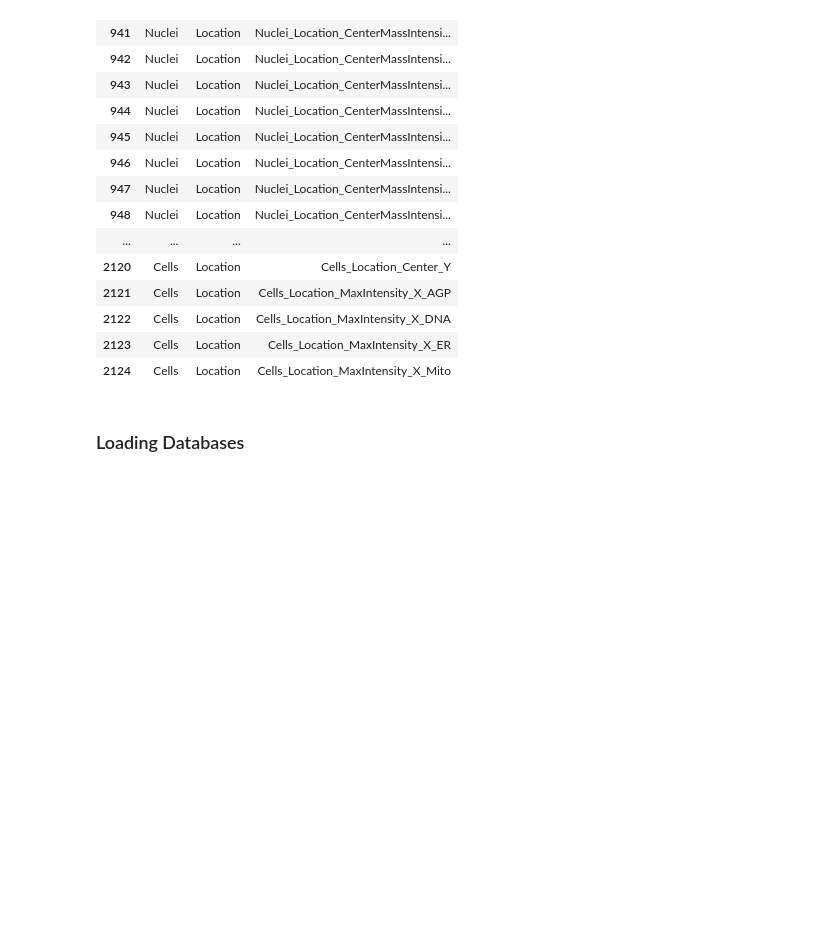
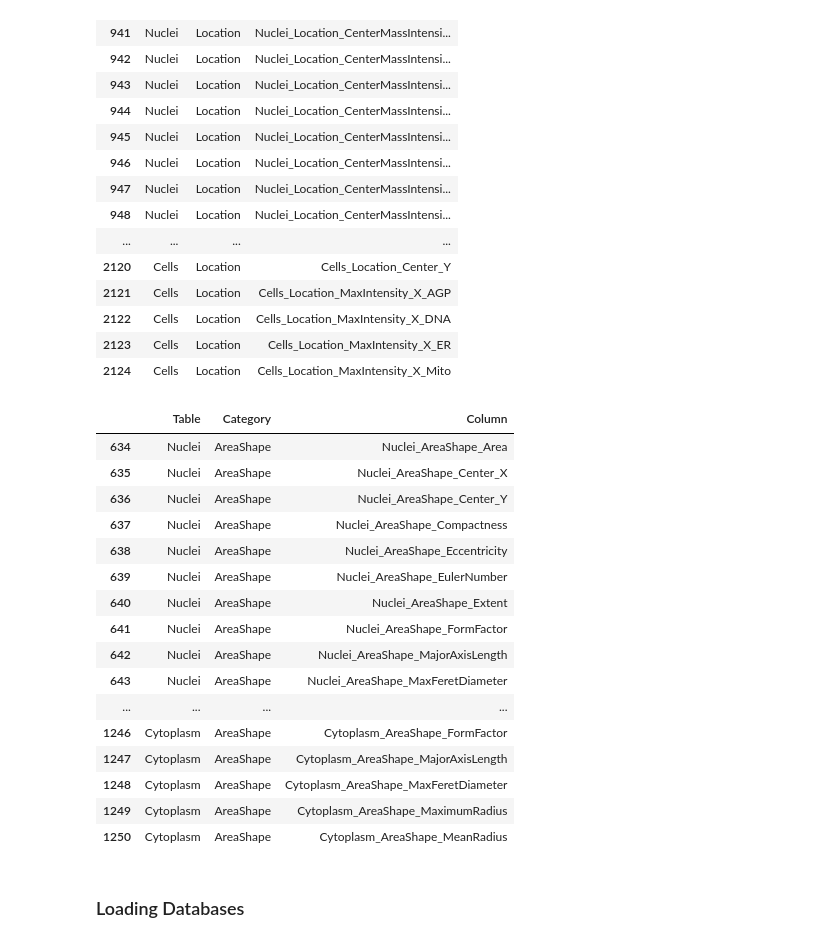
Before and after one commit to emreguler97/project-vermeer, a Jupyter notebook: project_vermeer.ipynb, the cells around one changed output. Cells and saved outputs as stored; diff of their text form; code cells hidden in the pictures; blank space fills up the shorter version.

Commit message:
dataframe dtype fixes

```diff
--- a/project_vermeer.ipynb
+++ b/project_vermeer.ipynb
@@ -204,8 +204,8 @@ Bray et al. (2017)’s research uses the raw image data of, and includes highly
 
 This won't be a problem with Mimetas' in-house data, but the CellProfiler extracts (from Bray et al's 2017) too much features that it requires a categorical understanding. Feature selection and importance (SHAP) analysis will be applied afterwards.
 # %%
-db_tables = get_db_tables(get_db_cursor(db_path='../Data/bray2017/24278/extracted_features/24278.sqlite'))
-db_columns = get_db_columns(get_db_cursor(db_path='../Data/bray2017/24278/extracted_features/24278.sqlite'))
+db_tables = get_db_tables(get_db_cursor(db_path='../Data/bray2017/sqlite/24278/extracted_features/24278.sqlite'))
+db_columns = get_db_columns(get_db_cursor(db_path='../Data/bray2017/sqlite/24278/extracted_features/24278.sqlite'))
 feature_categories = []
 
 for table_name, columns in db_columns.items():
@@ -217,8 +217,8 @@ for table_name, columns in db_columns.items():
                 'Category': parts[1],
                 'Column': col})
 
-sql_columns_df = pd.DataFrame(feature_categories)
-sql_columns_df.groupby(['Table', 'Category']).count().sort_values(by=['Table', 'Column'], ascending=False)
+db_features = pd.DataFrame(feature_categories)
+db_features.groupby(['Table', 'Category']).count().sort_values(by=['Table', 'Column'], ascending=False)
 # %% [output]
 Image: 636 Columns
 Image: ['TableNumber', 'Image_Count_Cells', 'Image_Count_Cytoplasm', 'Image_Count_Nuclei', 'Image_ExecutionTime_01LoadData', 'Image_ExecutionTime_02CorrectIlluminationApply', 'Image_ExecutionTime_03Me ...
@@ -252,7 +252,7 @@ Cells: ['TableNumber', 'ImageNumber', 'ObjectNumber', 'Cells_AreaShape_Area', 'C
 # %% [markdown]
 The features/columns inside 'Image' table won't be considered, as they're mostly related to CellProfiler operations and not morphological features.
 # %%
-feature_columns_df = sql_columns_df[sql_columns_df['Table'] != 'Image']
+feature_columns_df = db_features[db_features['Table'] != 'Image']
 feature_columns_df.groupby('Category').size()
 # %% [output]
 Category
@@ -326,6 +326,26 @@ feature_columns_df[feature_columns_df['Category'] == 'Location'].head(60)
 | 2122 | Cells | Location | Cells_Location_MaxIntensity_X_DNA |
 | 2123 | Cells | Location | Cells_Location_MaxIntensity_X_ER |
 | 2124 | Cells | Location | Cells_Location_MaxIntensity_X_Mito |
+# %%
+feature_columns_df[feature_columns_df['Category'] == 'AreaShape'].head(60)
+# %% [output]
+|  | Table | Category | Column |
+| 634 | Nuclei | AreaShape | Nuclei_AreaShape_Area |
+| 635 | Nuclei | AreaShape | Nuclei_AreaShape_Center_X |
+| 636 | Nuclei | AreaShape | Nuclei_AreaShape_Center_Y |
+| 637 | Nuclei | AreaShape | Nuclei_AreaShape_Compactness |
+| 638 | Nuclei | AreaShape | Nuclei_AreaShape_Eccentricity |
+| 639 | Nuclei | AreaShape | Nuclei_AreaShape_EulerNumber |
+| 640 | Nuclei | AreaShape | Nuclei_AreaShape_Extent |
+| 641 | Nuclei | AreaShape | Nuclei_AreaShape_FormFactor |
+| 642 | Nuclei | AreaShape | Nuclei_AreaShape_MajorAxisLength |
+| 643 | Nuclei | AreaShape | Nuclei_AreaShape_MaxFeretDiameter |
+| ... | ... | ... | ... |
+| 1246 | Cytoplasm | AreaShape | Cytoplasm_AreaShape_FormFactor |
+| 1247 | Cytoplasm | AreaShape | Cytoplasm_AreaShape_MajorAxisLength |
+| 1248 | Cytoplasm | AreaShape | Cytoplasm_AreaShape_MaxFeretDiameter |
+| 1249 | Cytoplasm | AreaShape | Cytoplasm_AreaShape_MaximumRadius |
+| 1250 | Cytoplasm | AreaShape | Cytoplasm_AreaShape_MeanRadius |
 # %% [markdown]
 ### Loading Databases
 # %%
```
Also changed, not shown: parts of 9 cells of this notebook.
